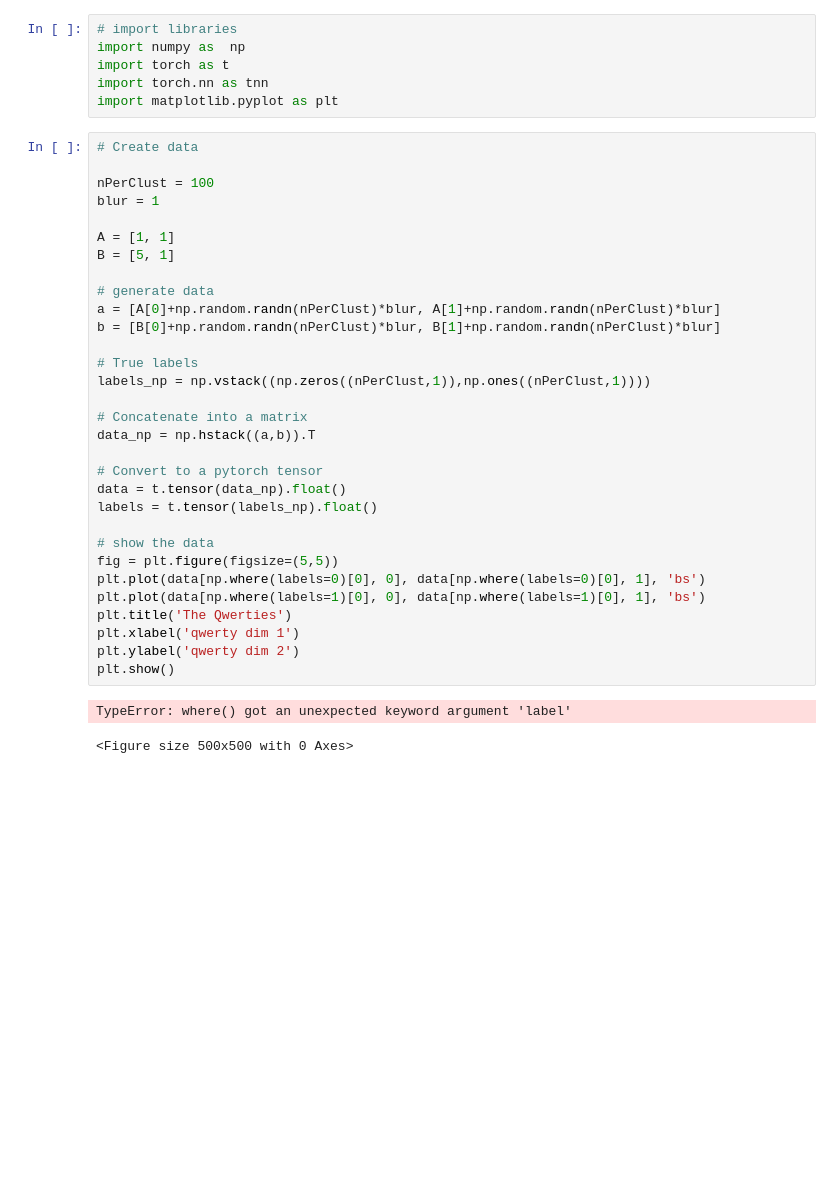
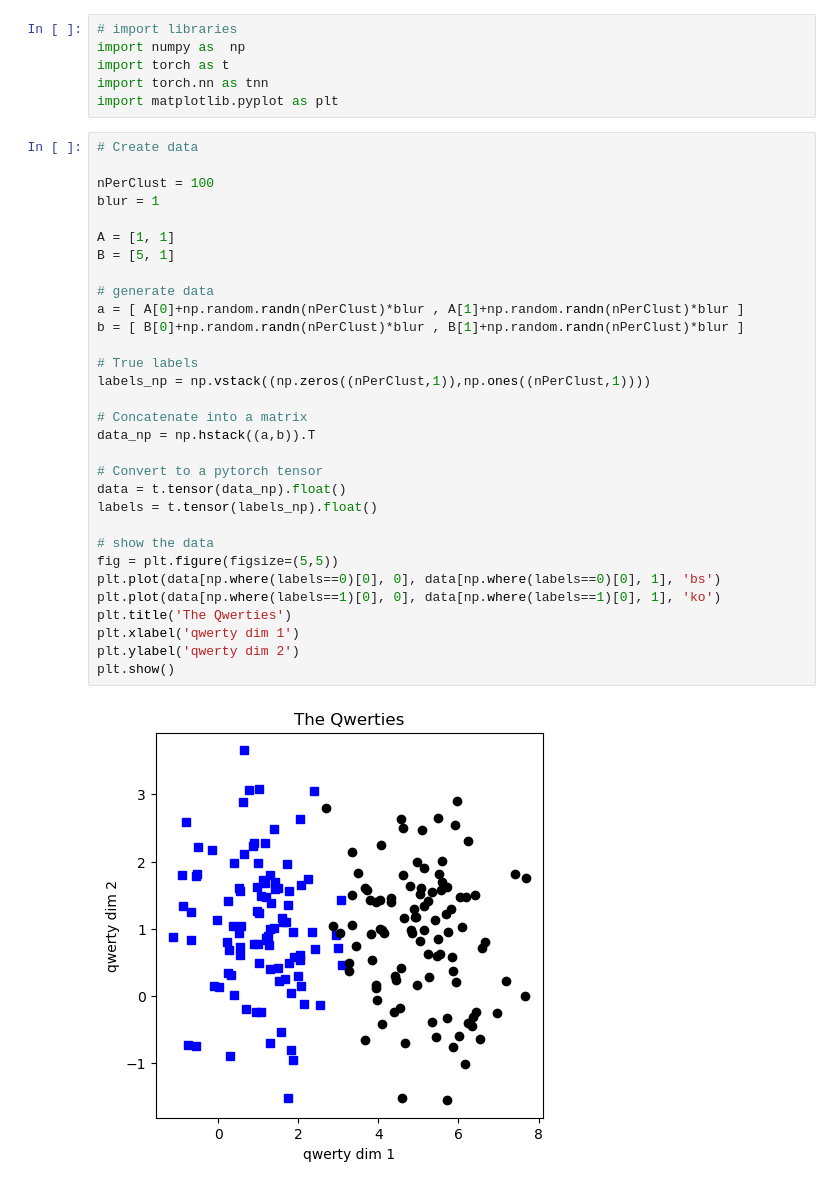
Before and after one commit to The-Ico2/Deep-Learning-and-Machine-Learning, a Jupyter notebook: pytorch/notes/Deep-Learning/ANNs/(37)-ANN-classifying.ipynb, the cells around one changed output. Cells and saved outputs as stored; diff of their text form; blank space fills up the shorter version.

```diff
--- a/pytorch/notes/Deep-Learning/ANNs/(37)-ANN-classifying.ipynb
+++ b/pytorch/notes/Deep-Learning/ANNs/(37)-ANN-classifying.ipynb
@@ -13,35 +13,34 @@ import matplotlib.pyplot as plt
 # %%
 # Create data
 
 nPerClust = 100
 blur = 1
 
 A = [1, 1]
 B = [5, 1]
 
 # generate data
-a = [A[0]+np.random.randn(nPerClust)*blur, A[1]+np.random.randn(nPerClust)*blur]
-b = [B[0]+np.random.randn(nPerClust)*blur, B[1]+np.random.randn(nPerClust)*blur]
+a = [ A[0]+np.random.randn(nPerClust)*blur , A[1]+np.random.randn(nPerClust)*blur ]
+b = [ B[0]+np.random.randn(nPerClust)*blur , B[1]+np.random.randn(nPerClust)*blur ]
 
 # True labels
 labels_np = np.vstack((np.zeros((nPerClust,1)),np.ones((nPerClust,1))))
 
 # Concatenate into a matrix
 data_np = np.hstack((a,b)).T
 
 # Convert to a pytorch tensor
 data = t.tensor(data_np).float()
 labels = t.tensor(labels_np).float()
 
 # show the data
 fig = plt.figure(figsize=(5,5))
-plt.plot(data[np.where(labels=0)[0], 0], data[np.where(labels=0)[0], 1], 'bs')
-plt.plot(data[np.where(labels=1)[0], 0], data[np.where(labels=1)[0], 1], 'bs')
+plt.plot(data[np.where(labels==0)[0], 0], data[np.where(labels==0)[0], 1], 'bs')
+plt.plot(data[np.where(labels==1)[0], 0], data[np.where(labels==1)[0], 1], 'ko')
 plt.title('The Qwerties')
 plt.xlabel('qwerty dim 1')
 plt.ylabel('qwerty dim 2')
 plt.show()
 # %% [output]
-TypeError: where() got an unexpected keyword argument 'label'
-<Figure size 500x500 with 0 Axes>
+[figure, added]
 # %%
```
Also changed, not shown: parts of 6 cells of this notebook, 2 other files.
